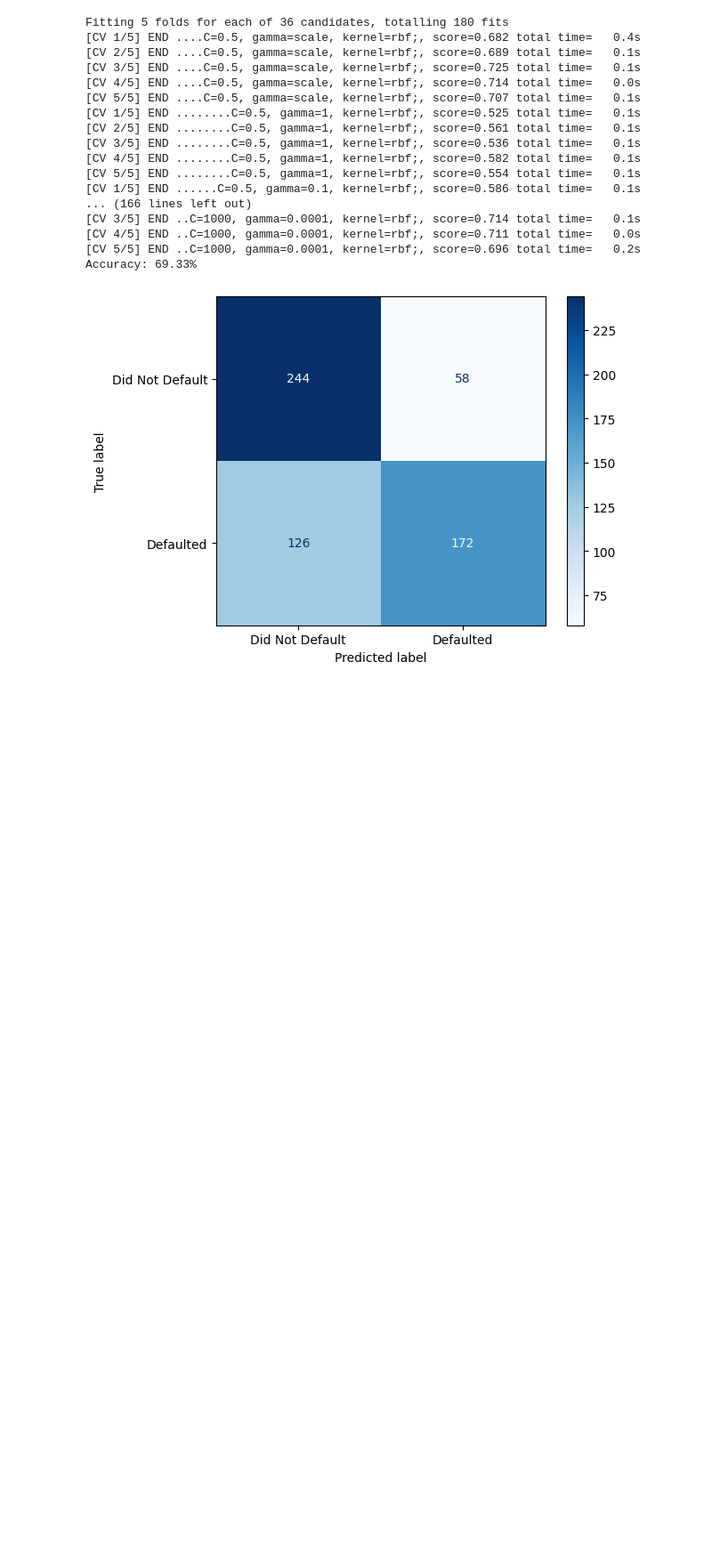
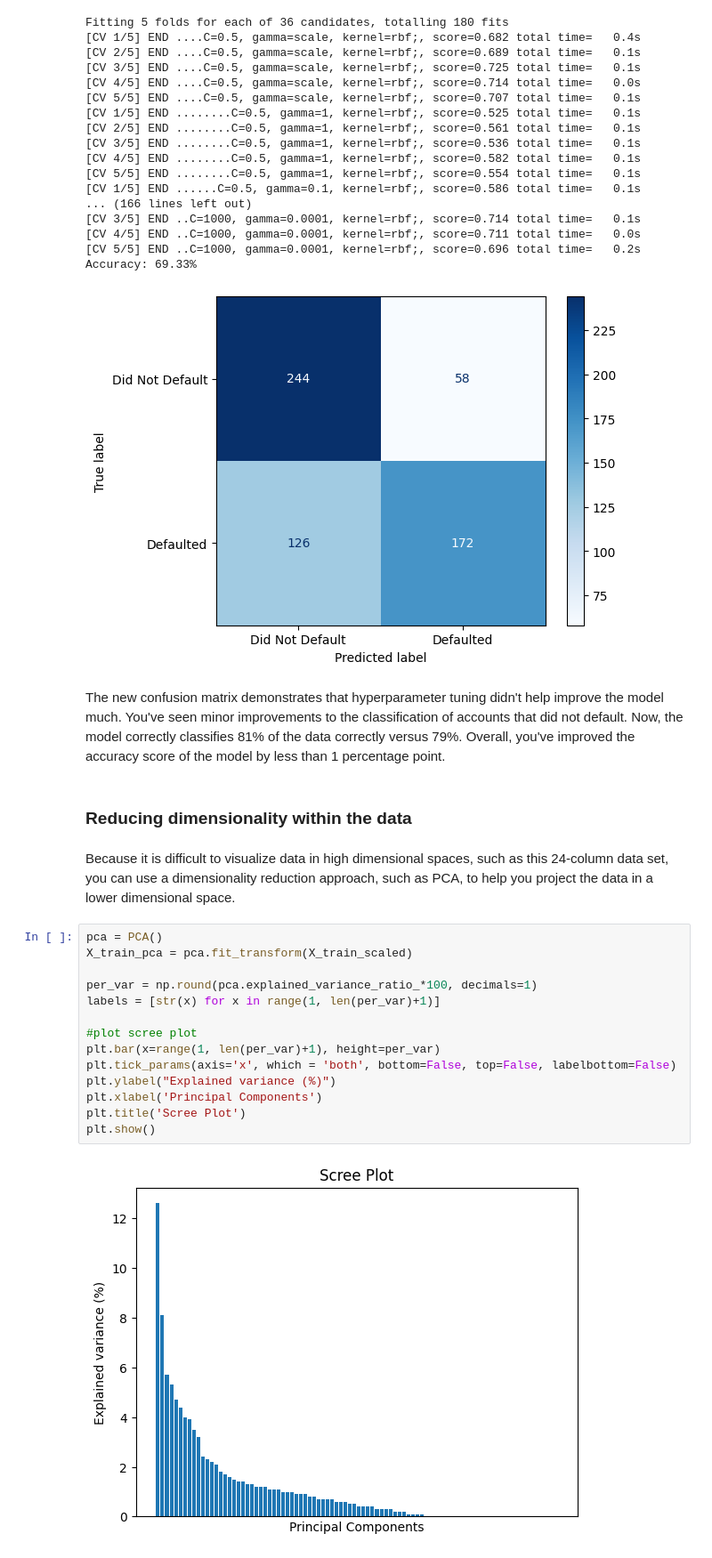
Before and after one commit to lucaskojo02/Credit-Card-Client, a Jupyter notebook: credit_card_client.ipynb, the cells around one changed output. Shown at 89% size. Saved outputs shown, nothing was run; the diff lists cells and outputs as text; blank space fills up the shorter version.

Commit message:
Plotted scree plot

```diff
--- a/credit_card_client.ipynb
+++ b/credit_card_client.ipynb
@@ -298,3 +298,25 @@ Fitting 5 folds for each of 36 candidates, totalling 180 fits
 [CV 5/5] END ..C=1000, gamma=0.0001, kernel=rbf;, score=0.696 total time=   0.2s
 Accuracy: 69.33%
 [figure]
+# %% [markdown]
+The new confusion matrix demonstrates that hyperparameter tuning didn't help improve the model much. You've seen minor improvements to the classification of accounts that did not default. Now, the model correctly classifies 81% of the data correctly versus 79%. Overall, you've improved the accuracy score of the model by less than 1 percentage point.
+# %% [markdown]
+### Reducing dimensionality within the data
+# %% [markdown]
+Because it is difficult to visualize data in high dimensional spaces, such as this 24-column data set, you can use a dimensionality reduction approach, such as PCA, to help you project the data in a lower dimensional space.
+# %%
+pca = PCA()
+X_train_pca = pca.fit_transform(X_train_scaled)
+
+per_var = np.round(pca.explained_variance_ratio_*100, decimals=1)
+labels = [str(x) for x in range(1, len(per_var)+1)]
+
+#plot scree plot
+plt.bar(x=range(1, len(per_var)+1), height=per_var)
+plt.tick_params(axis='x', which = 'both', bottom=False, top=False, labelbottom=False)
+plt.ylabel("Explained variance (%)")
+plt.xlabel('Principal Components')
+plt.title('Scree Plot')
+plt.show()
+# %% [output]
+[figure, added]
```
